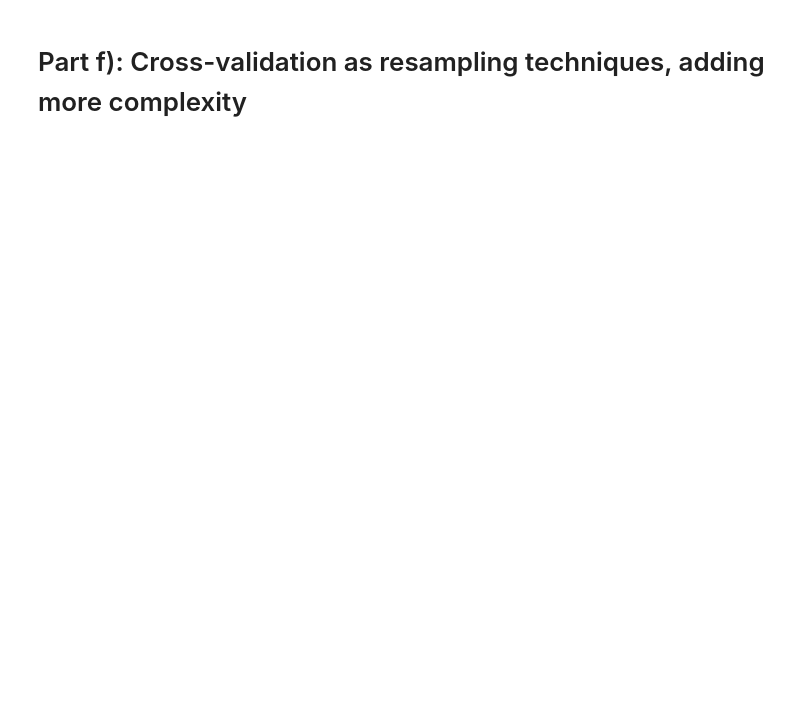
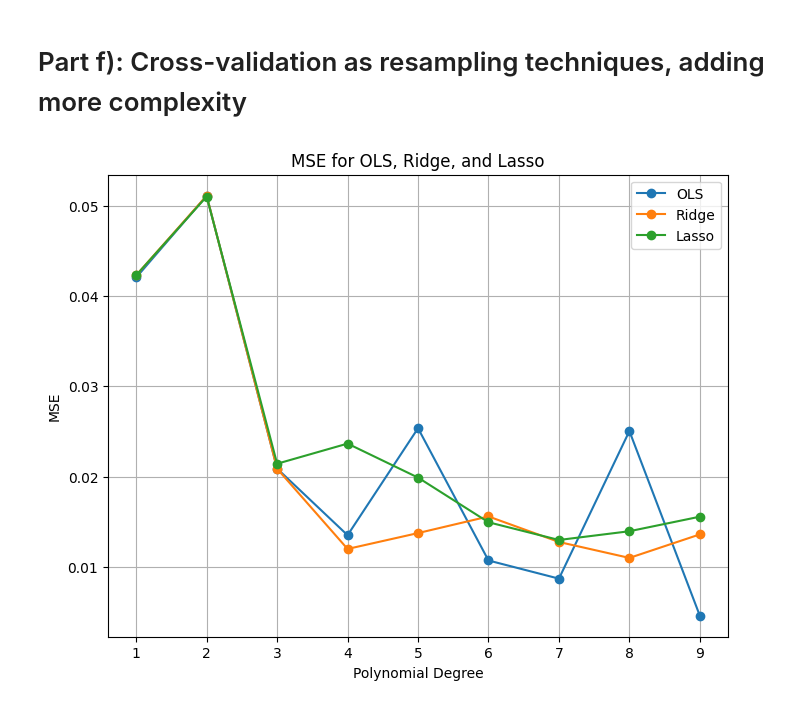
Before and after one commit to irisbore/FYS-STK4155_project1, a Jupyter notebook: Tasks/Part f).ipynb, the cells around one changed output. Saved outputs shown, nothing was run; the diff lists cells and outputs as text; code cells hidden in the pictures; blank space fills up the shorter version.

```diff
--- a/Tasks/Part f).ipynb
+++ b/Tasks/Part f).ipynb
@@ -4,6 +4,9 @@
 import numpy as np
 from sklearn.model_selection import cross_val_score
 from sklearn.linear_model import LinearRegression, Ridge, Lasso
+from functions import FrankeFunction
+from sklearn.preprocessing import PolynomialFeatures
+import matplotlib.pyplot as plt
 
 # Generate the Franke function data
 np.random.seed(2022)
@@ -15,7 +18,7 @@ z = FrankeFunction(x, y)
 degrees = np.arange(1, 10)
 
 # Define the number of folds
-k_folds = 10
+k_folds = 20
 
 # Initialize arrays to store the MSE values
 mse_ols = np.zeros_like(degrees, dtype=float)
@@ -26,32 +29,34 @@ mse_lasso = np.zeros_like(degrees, dtype=float)
 for i, degree in enumerate(degrees):
     # Create polynomial features
     poly_features = PolynomialFeatures(degree=degree)
     X = poly_features.fit_transform(np.column_stack((x, y)))
 
     # Perform k-fold cross-validation for ordinary least squares
     model_ols = LinearRegression()
     mse_ols[i] = -np.mean(cross_val_score(model_ols, X, z, cv=k_folds, scoring='neg_mean_squared_error'))
 
     # Perform k-fold cross-validation for Ridge regression
-    model_ridge = Ridge(alpha=10)  # You can adjust the alpha value
+    model_ridge = Ridge(alpha=0.00001)  # You can adjust the alpha value
     mse_ridge[i] = -np.mean(cross_val_score(model_ridge, X, z, cv=k_folds, scoring='neg_mean_squared_error'))
 
     # Perform k-fold cross-validation for Lasso regression
-    model_lasso = Lasso(alpha=0.01)  # You can adjust the alpha value
+    model_lasso = Lasso(alpha=0.00001)  # You can adjust the alpha value
     mse_lasso[i] = -np.mean(cross_val_score(model_lasso, X, z, cv=k_folds, scoring='neg_mean_squared_error'))
 
 
 # Define the range of polynomial degrees
 degrees = np.arange(1, 10)
 
 # Plot the MSE values
 plt.figure(figsize=(8, 6))
 plt.plot(degrees, mse_ols, label='OLS', marker='o')
 plt.plot(degrees, mse_ridge, label='Ridge', marker='o')
 plt.plot(degrees, mse_lasso, label='Lasso', marker='o')
 plt.xlabel('Polynomial Degree')
 plt.ylabel('MSE')
 plt.title('MSE for OLS, Ridge, and Lasso')
 plt.legend()
 plt.grid(True)
 plt.show()
+# %% [output]
+[figure, added]
```
Also changed, not shown: 3 other files.
